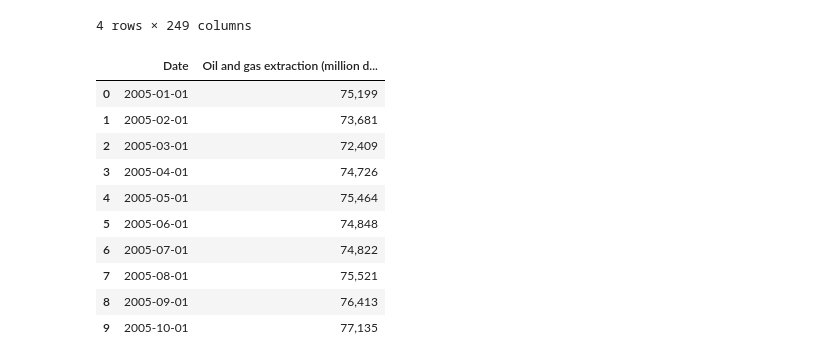
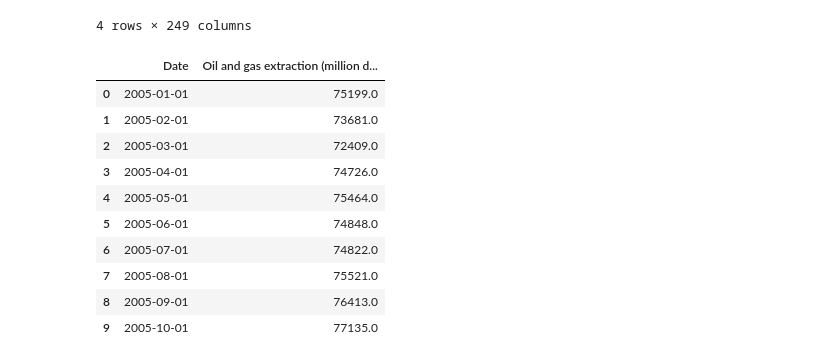
Before and after one commit to kk-deng/CanadaEnergyIE, a Jupyter notebook: Part 2.ipynb, the cells around one changed output. Saved outputs shown, nothing was run; the diff lists cells and outputs as text; code cells hidden in the pictures.

```diff
--- a/Part 2.ipynb
+++ b/Part 2.ipynb
@@ -126,34 +116,40 @@ new_table_8_df
 # %%
 # Only get the total oil and gas contribution to GDP
 oil_table_8_df = new_table_8_df.iloc[0:2]
 oil_table_8_df.set_index(oil_table_8_df.columns[0], inplace = True)
 oil_table_8_df.index.name = None
 
 # Transpose the dataframe and reset its index
 clean_table_8_df = oil_table_8_df.T.reset_index(drop = True)
 
 # Rename columns
 clean_table_8_df.columns = ["Date", "Oil and gas extraction (million dollars)"]
 
 # Remove rows with year 2000
 table_8_filter_3 = clean_table_8_df["Date"].str.contains("00")
 final_table_8_df = clean_table_8_df[~table_8_filter_3]
 final_table_8_df["Date"] = pd.to_datetime(final_table_8_df["Date"], format = "%y-%b")
 
+# Get only the data since 2005
 final_table_8_df = final_table_8_df[final_table_8_df["Date"]>= "2005-01-01"].reset_index(drop = True)
+
+# Change the number to float
+final_table_8_df["Oil and gas extraction (million dollars)"] = \
+    final_table_8_df["Oil and gas extraction (million dollars)"].str.replace(",", "").astype(float)
+
 final_table_8_df.head(10)
 # %% [output]
 |  | Date | Oil and gas extraction (million d... |
-| 0 | 2005-01-01 | 75,199 |
-| 1 | 2005-02-01 | 73,681 |
-| 2 | 2005-03-01 | 72,409 |
-| 3 | 2005-04-01 | 74,726 |
-| 4 | 2005-05-01 | 75,464 |
-| 5 | 2005-06-01 | 74,848 |
-| 6 | 2005-07-01 | 74,822 |
-| 7 | 2005-08-01 | 75,521 |
-| 8 | 2005-09-01 | 76,413 |
-| 9 | 2005-10-01 | 77,135 |
+| 0 | 2005-01-01 | 75199.0 |
+| 1 | 2005-02-01 | 73681.0 |
+| 2 | 2005-03-01 | 72409.0 |
+| 3 | 2005-04-01 | 74726.0 |
+| 4 | 2005-05-01 | 75464.0 |
+| 5 | 2005-06-01 | 74848.0 |
+| 6 | 2005-07-01 | 74822.0 |
+| 7 | 2005-08-01 | 75521.0 |
+| 8 | 2005-09-01 | 76413.0 |
+| 9 | 2005-10-01 | 77135.0 |
 # %%
 # Export to csv
 final_table_8_df.to_csv("Resources/Clean Data/Table 8.csv", index = False)
```
Also changed, not shown: parts of 1 cell of this notebook, 2 other files.
